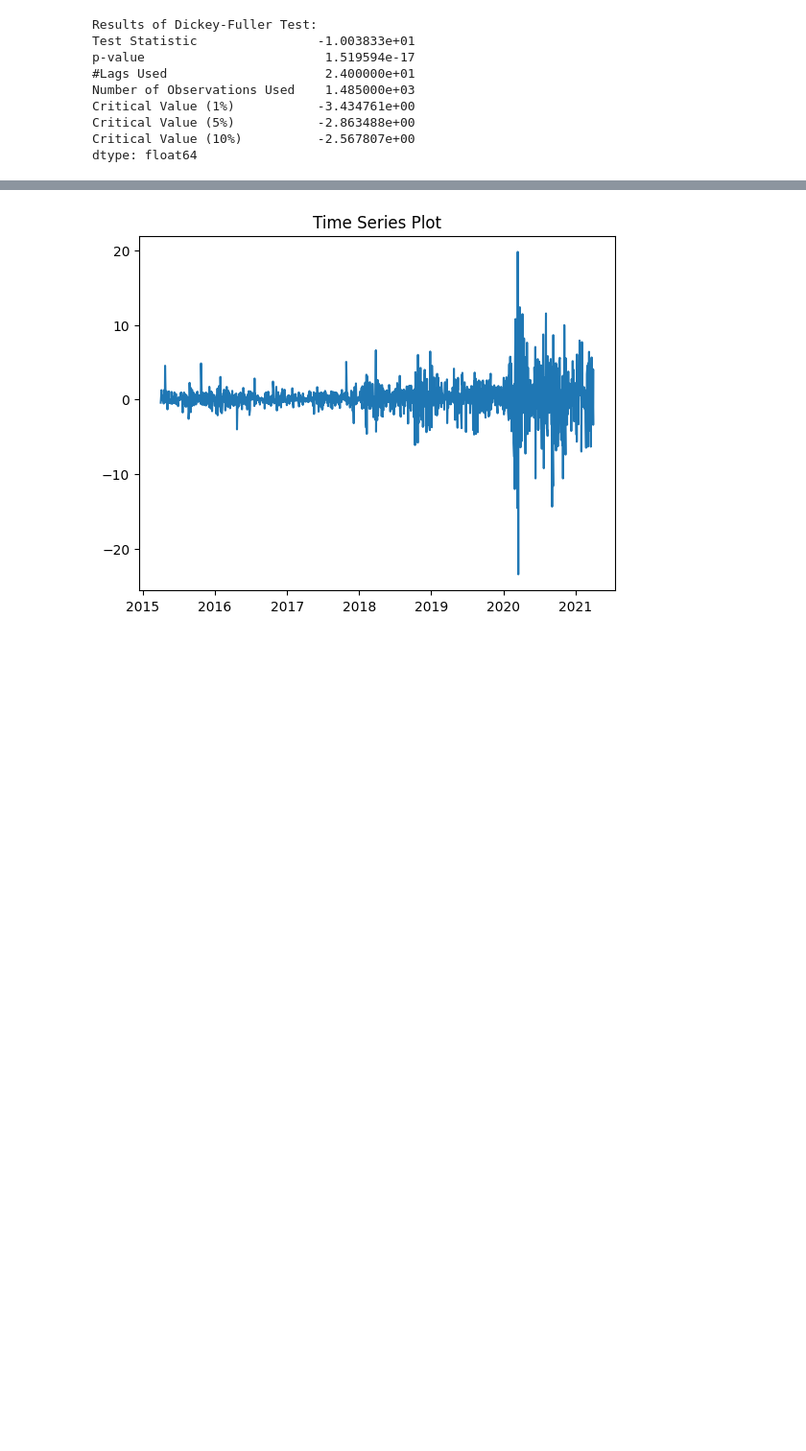
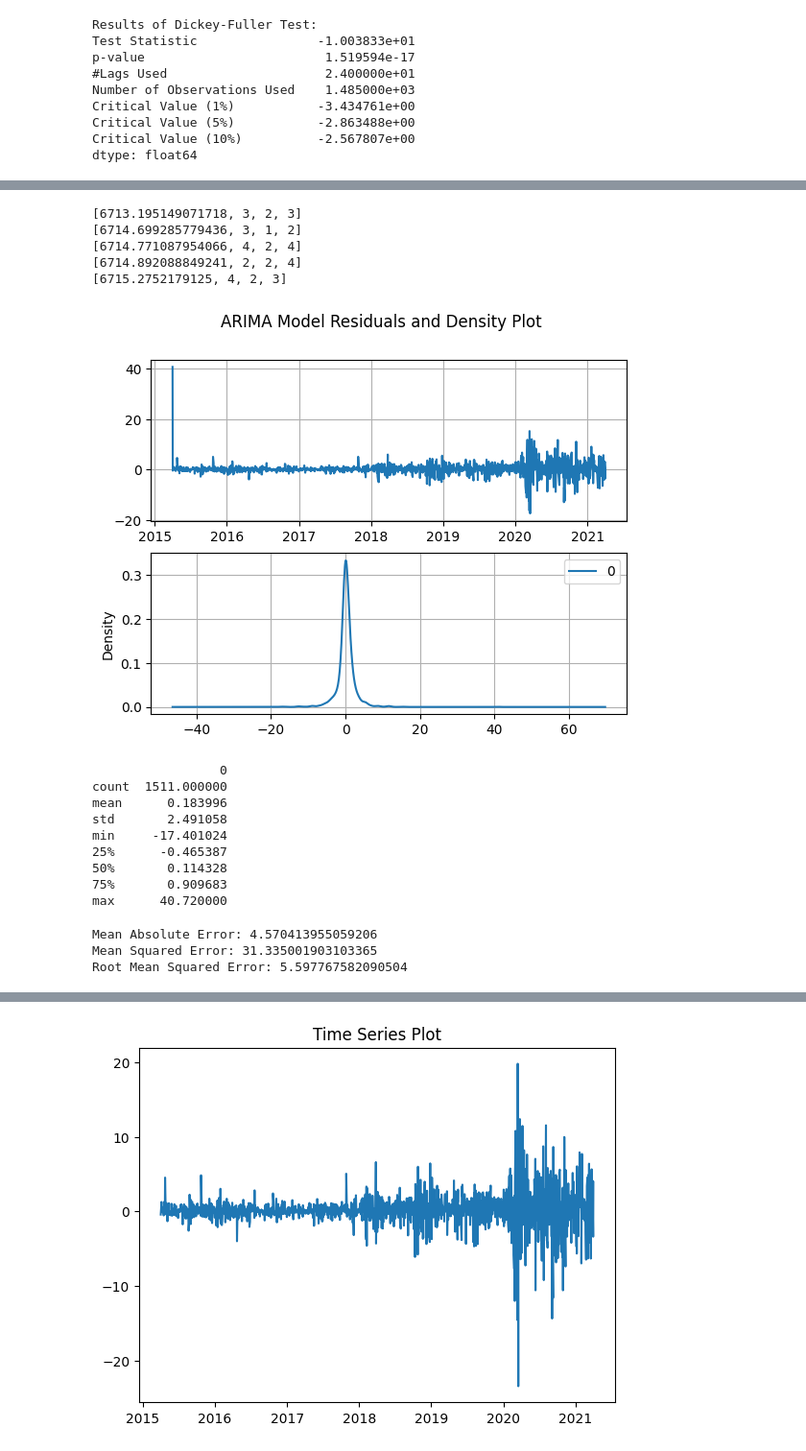
Before and after one commit to Midigan/Joint-CA2-Machine-Learning-for-Business, a Jupyter notebook: CA2 MLB and DV Integrated.ipynb, the cells around one changed output, grey strips where cells are left out. Shown: that part at 96% size. Cells and saved outputs as stored; diff of their text form; code cells hidden in the pictures; blank space fills up the shorter version.

```diff
--- a/CA2 MLB and DV Integrated.ipynb
+++ b/CA2 MLB and DV Integrated.ipynb
@@ -137,0 +171,75 @@ dtype: float64
+# %%
+# Initialize an empty list to store the AIC values and corresponding p, d, q values
+aicVals = []
+
+# Loop p, d, and q for the ARIMA model
+for p in range(5):
+    for d in range(5):
+        for q in range(5):
+            try:
+                # Fit an ARIMA model in order (p, d, q)
+                # Calculate the AIC of the fitted model
+                aic = sm.ARIMA(df["Close"], order=(p,d,q)).fit().aic
+
+                # Append the AIC and corresponding p, d, q values to the list
+                aicVals.append([aic, p, d, q])
+            except np.linalg.LinAlgError:
+                # If the ARIMA model cannot be fitted due to a Linear Algebra error, skip this combination of p, d, q
+                pass
+
+# Sort p, d, q values in ascending order of AIC
+aicVals.sort()
+
+# Print the 5 models with the lowest AIC values
+for val in aicVals[:5]:
+    print(val)
+# %% [output]
+[6713.195149071718, 3, 2, 3]
+[6714.699285779436, 3, 1, 2]
+[6714.771087954066, 4, 2, 4]
+[6714.892088849241, 2, 2, 4]
+[6715.2752179125, 4, 2, 3]
+# %%
+# Extracting the residuals from the ARIMA model
+residuals = pd.DataFrame(results_ARIMA.resid)
+
+# Creating 2 plots one for the residuals plot and one for the density plot
+fig, axs = plt.subplots(2)
+fig.suptitle('ARIMA Model Residuals and Density Plot')
+
+# Plot the residuals in the first subplot and add a grid
+axs[0].plot(residuals)
+axs[0].grid(True)
+
+# Plot a Kernel Density Estimate (KDE) of the residuals in second plot
+residuals.plot(kind='kde', ax=axs[1])
+axs[1].grid(True)
+plt.show()
+
+# Print the residuals
+print(residuals.describe())
+# %% [output]
+[figure, added]
+                 0
+count  1511.000000
+mean      0.183996
+std       2.491058
+min     -17.401024
+25%      -0.465387
+50%       0.114328
+75%       0.909683
+max      40.720000
+# %%
+# Calculate forecast errors
+true_values = df['Close'][-forecast_steps:]
+mse = mean_squared_error(true_values, forecast)
+mae = mean_absolute_error(true_values, forecast)
+rmse = math.sqrt(mse)
+
+print(f'Mean Absolute Error: {mae}')
+print(f'Mean Squared Error: {mse}')
+print(f'Root Mean Squared Error: {rmse}')
+# %% [output]
+Mean Absolute Error: 4.570413955059206
+Mean Squared Error: 31.335001903103365
+Root Mean Squared Error: 5.597767582090504
```
Also changed, not shown: parts of 18 cells of this notebook.
